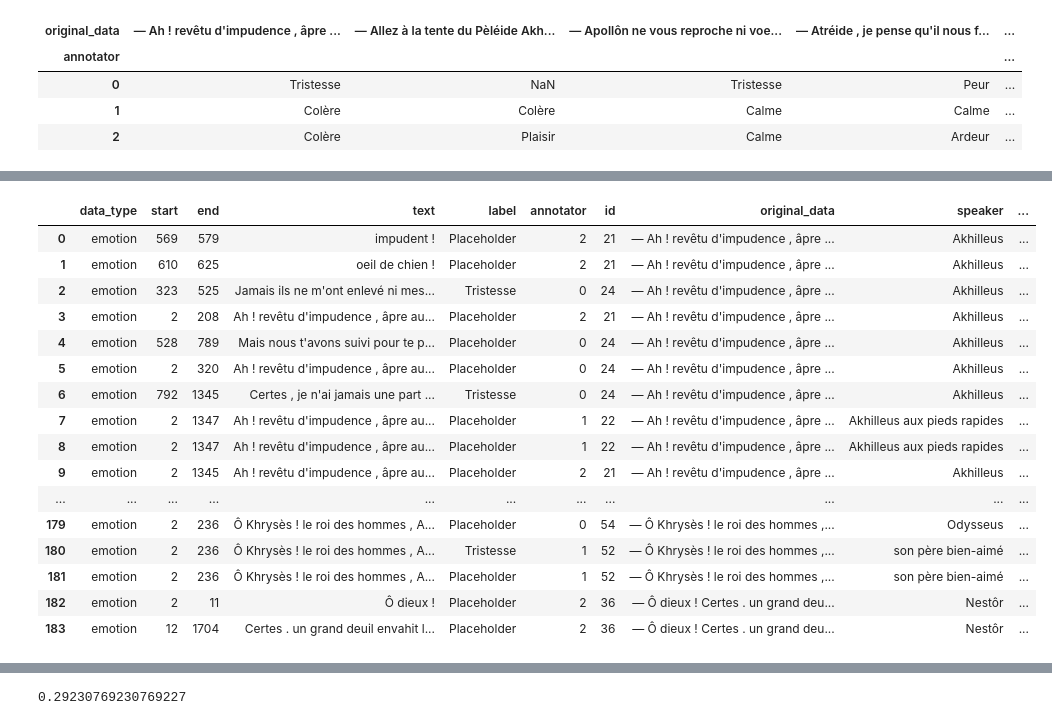
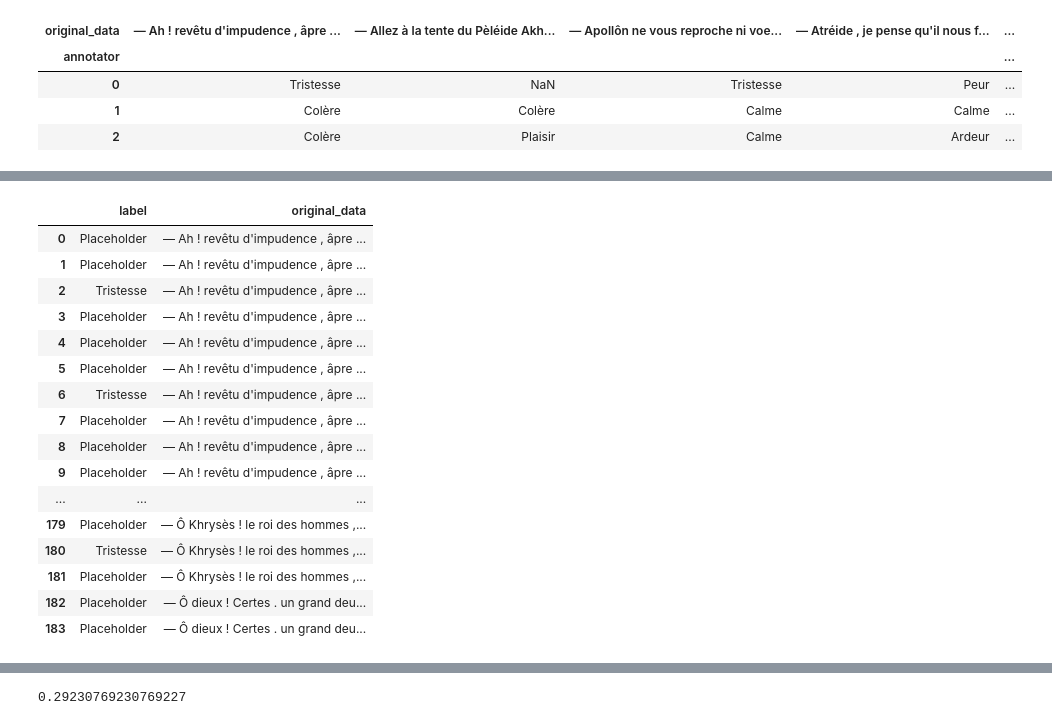
Before and after one commit to dpicca/Homer_Iliad_Dataset, a Jupyter notebook: Dataframes/Data_cleaning.ipynb, the cells around one changed output, grey strips where cells are left out. Drawn from its saved outputs; the diff is of its cells as text; code cells hidden in the pictures.

```diff
--- a/Dataframes/Data_cleaning.ipynb
+++ b/Dataframes/Data_cleaning.ipynb
@@ -284,3 +284,5 @@ chapter1
 | 0 | Tristesse | NaN | Tristesse | Peur | ... |
 | 1 | Colère | Colère | Calme | Calme | ... |
 | 2 | Colère | Plaisir | Calme | Ardeur | ... |
+# %%
+emotions_df = chapter_1[['label', 'original_data']]
@@ -287,22 +309,22 @@ chapter1
 # %%
-T_df = chapter_1.replace(['Colère','Plaisir','Ardeur', 'Calme', 'Dégoût', 'Peur','Joie'  ],value ="Placeholder")
+T_df = emotions_df.replace(['Colère','Plaisir','Ardeur', 'Calme', 'Dégoût', 'Peur','Joie'  ],value ="Placeholder")
 # %%
-T_df =
+T_df
 # %% [output]
-|  | data_type | start | end | text | label | annotator | id | original_data | speaker | ... |
-| 0 | emotion | 569 | 579 | impudent ! | Placeholder | 2 | 21 | — Ah ! revêtu d'impudence , âpre ... | Akhilleus | ... |
-| 1 | emotion | 610 | 625 | oeil de chien ! | Placeholder | 2 | 21 | — Ah ! revêtu d'impudence , âpre ... | Akhilleus | ... |
-| 2 | emotion | 323 | 525 | Jamais ils ne m'ont enlevé ni mes... | Tristesse | 0 | 24 | — Ah ! revêtu d'impudence , âpre ... | Akhilleus | ... |
-| 3 | emotion | 2 | 208 | Ah ! revêtu d'impudence , âpre au... | Placeholder | 2 | 21 | — Ah ! revêtu d'impudence , âpre ... | Akhilleus | ... |
-| 4 | emotion | 528 | 789 | Mais nous t'avons suivi pour te p... | Placeholder | 0 | 24 | — Ah ! revêtu d'impudence , âpre ... | Akhilleus | ... |
-| 5 | emotion | 2 | 320 | Ah ! revêtu d'impudence , âpre au... | Placeholder | 0 | 24 | — Ah ! revêtu d'impudence , âpre ... | Akhilleus | ... |
-| 6 | emotion | 792 | 1345 | Certes , je n'ai jamais une part ... | Tristesse | 0 | 24 | — Ah ! revêtu d'impudence , âpre ... | Akhilleus | ... |
-| 7 | emotion | 2 | 1347 | Ah ! revêtu d'impudence , âpre au... | Placeholder | 1 | 22 | — Ah ! revêtu d'impudence , âpre ... | Akhilleus aux pieds rapides | ... |
-| 8 | emotion | 2 | 1347 | Ah ! revêtu d'impudence , âpre au... | Placeholder | 1 | 22 | — Ah ! revêtu d'impudence , âpre ... | Akhilleus aux pieds rapides | ... |
-| 9 | emotion | 2 | 1345 | Ah ! revêtu d'impudence , âpre au... | Placeholder | 2 | 21 | — Ah ! revêtu d'impudence , âpre ... | Akhilleus | ... |
-| ... | ... | ... | ... | ... | ... | ... | ... | ... | ... | ... |
-| 179 | emotion | 2 | 236 | Ô Khrysès ! le roi des hommes , A... | Placeholder | 0 | 54 | — Ô Khrysès ! le roi des hommes ,... | Odysseus | ... |
-| 180 | emotion | 2 | 236 | Ô Khrysès ! le roi des hommes , A... | Tristesse | 1 | 52 | — Ô Khrysès ! le roi des hommes ,... | son père bien-aimé | ... |
-| 181 | emotion | 2 | 236 | Ô Khrysès ! le roi des hommes , A... | Placeholder | 1 | 52 | — Ô Khrysès ! le roi des hommes ,... | son père bien-aimé | ... |
-| 182 | emotion | 2 | 11 | Ô dieux ! | Placeholder | 2 | 36 | — Ô dieux ! Certes . un grand deu... | Nestôr | ... |
-| 183 | emotion | 12 | 1704 | Certes . un grand deuil envahit l... | Placeholder | 2 | 36 | — Ô dieux ! Certes . un grand deu... | Nestôr | ... |
+|  | label | original_data |
+| 0 | Placeholder | — Ah ! revêtu d'impudence , âpre ... |
+| 1 | Placeholder | — Ah ! revêtu d'impudence , âpre ... |
+| 2 | Tristesse | — Ah ! revêtu d'impudence , âpre ... |
+| 3 | Placeholder | — Ah ! revêtu d'impudence , âpre ... |
+| 4 | Placeholder | — Ah ! revêtu d'impudence , âpre ... |
+| 5 | Placeholder | — Ah ! revêtu d'impudence , âpre ... |
+| 6 | Tristesse | — Ah ! revêtu d'impudence , âpre ... |
+| 7 | Placeholder | — Ah ! revêtu d'impudence , âpre ... |
+| 8 | Placeholder | — Ah ! revêtu d'impudence , âpre ... |
+| 9 | Placeholder | — Ah ! revêtu d'impudence , âpre ... |
+| ... | ... | ... |
+| 179 | Placeholder | — Ô Khrysès ! le roi des hommes ,... |
+| 180 | Tristesse | — Ô Khrysès ! le roi des hommes ,... |
+| 181 | Placeholder | — Ô Khrysès ! le roi des hommes ,... |
+| 182 | Placeholder | — Ô dieux ! Certes . un grand deu... |
+| 183 | Placeholder | — Ô dieux ! Certes . un grand deu... |
```
Also changed, not shown: parts of 5 cells of this notebook.
